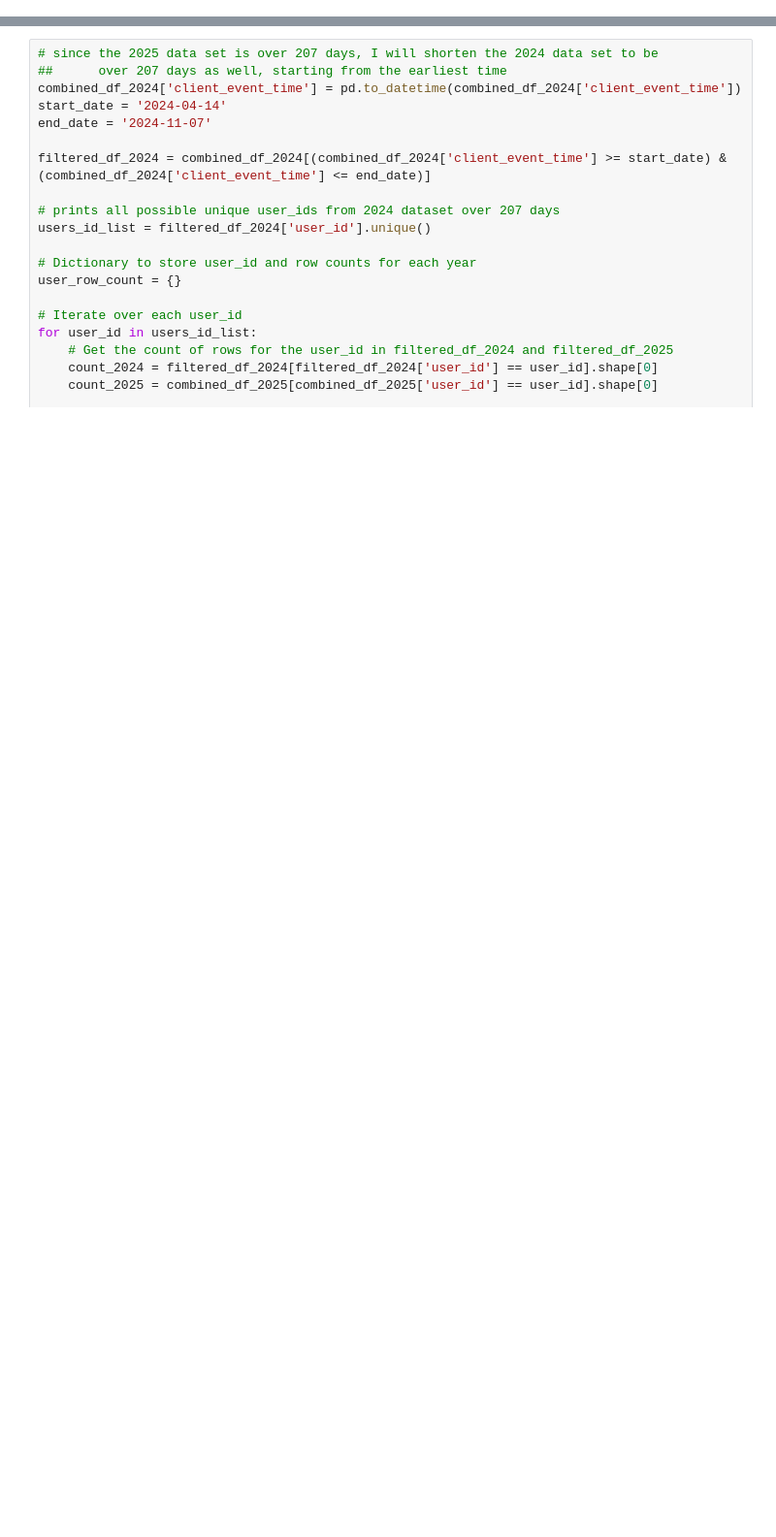
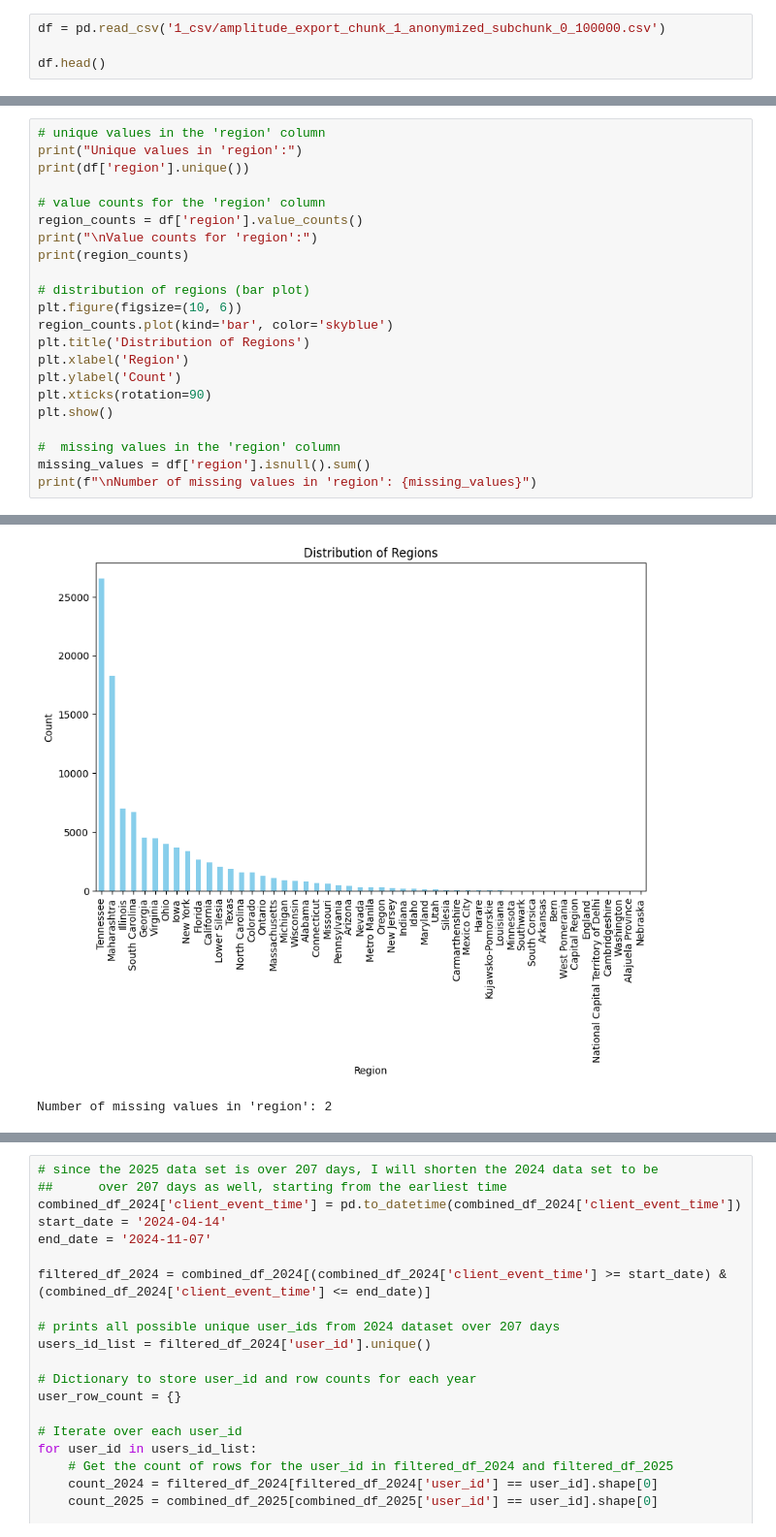
Before and after one commit to nyra-rodrigues/Federato-RiskOps-Platform-Optimization-Challenge, a Jupyter notebook: federato_data_read_starter.ipynb, the cells around one changed output, grey strips where cells are left out. Shown at 97% size. Saved outputs shown, nothing was run; the diff lists cells and outputs as text; blank space fills up the shorter version.

```diff
--- a/federato_data_read_starter.ipynb
+++ b/federato_data_read_starter.ipynb
@@ -190,0 +161,4 @@ plt.show()
+# %%
+df = pd.read_csv('1_csv/amplitude_export_chunk_1_anonymized_subchunk_0_100000.csv')
+
+df.head()
@@ -190,0 +204,23 @@ plt.show()
+# %%
+# unique values in the 'region' column
+print("Unique values in 'region':")
+print(df['region'].unique())
+
+# value counts for the 'region' column
+region_counts = df['region'].value_counts()
+print("\nValue counts for 'region':")
+print(region_counts)
+
+# distribution of regions (bar plot)
+plt.figure(figsize=(10, 6))
+region_counts.plot(kind='bar', color='skyblue')
+plt.title('Distribution of Regions')
+plt.xlabel('Region')
+plt.ylabel('Count')
+plt.xticks(rotation=90)
+plt.show()
+
+#  missing values in the 'region' column
+missing_values = df['region'].isnull().sum()
+print(f"\nNumber of missing values in 'region': {missing_values}")
+# %% [output]
@@ -190,0 +244,2 @@ plt.show()
+[figure, added]
+Number of missing values in 'region': 2
```
Also changed, not shown: parts of 84 cells of this notebook.
